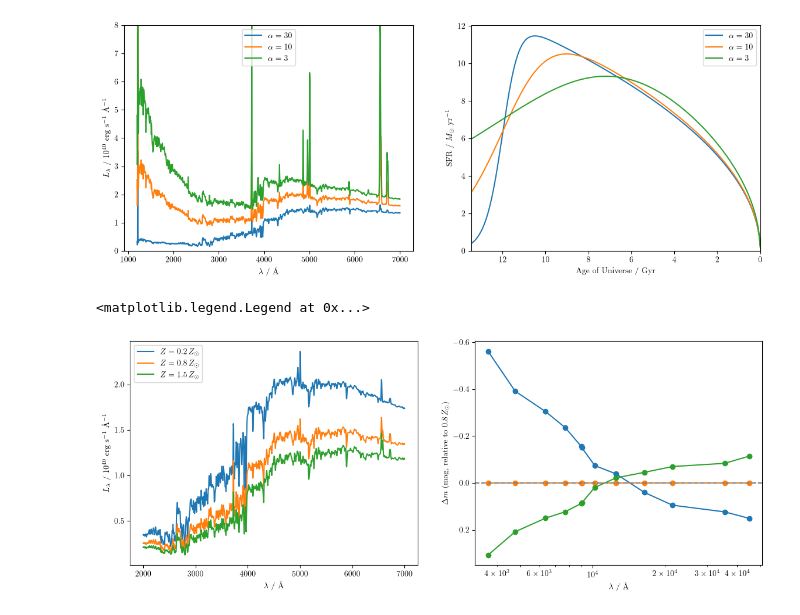
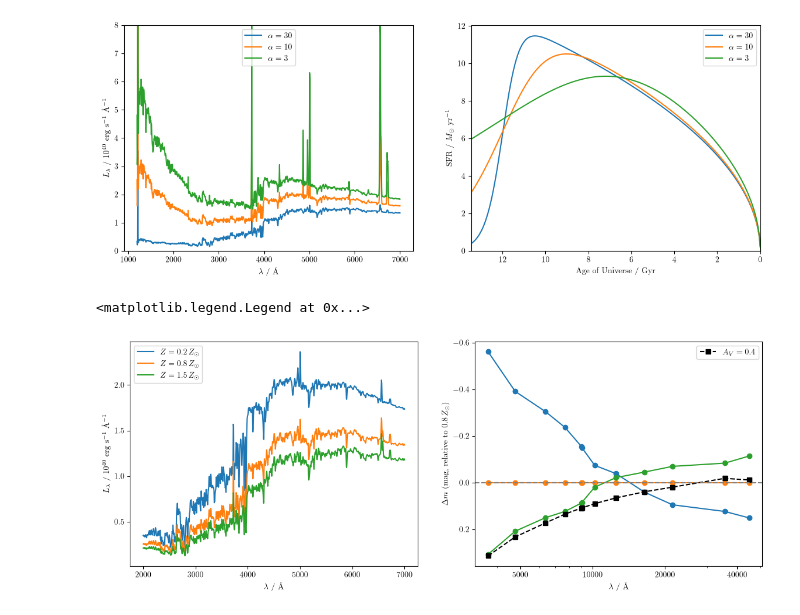
Before and after one commit to ChristineHao-zhcekl/galprior, a Jupyter notebook: BAGPIPES/parameter_intuition.ipynb, the cells around one changed output. Saved outputs shown, nothing was run; the diff lists cells and outputs as text; code cells hidden in the pictures.

```diff
--- a/BAGPIPES/parameter_intuition.ipynb
+++ b/BAGPIPES/parameter_intuition.ipynb
@@ -52,7 +52,8 @@ import copy
 new = copy.deepcopy(model_components)
 # %%
 Dust_val = [0, 0.5, 1]
-fig, ax = plt.subplots(figsize = (10, 6))
+fig, ax = plt.subplots(figsize = (7,5
+                                  ))
 for av in Dust_val:
     new = copy.deepcopy(model_components)
     new['dust']['Av'] = av
@@ -98,7 +99,7 @@ so $A_V = 1$ corresponds to $\tau_V \approx 0.92$.
 uv_wavelength_grid = np.arange(1200, 7005, 5) # units A
 # %%
 laws = ["Calzetti", "Cardelli"]
-fig, (ax, ax1, ax2) = plt.subplots(ncols=1, nrows = 3, figsize = (10, 6), sharex=True, gridspec_kw={"height_ratios": [3, 1, 1]})
+fig, (ax, ax1, ax2) = plt.subplots(ncols=1, nrows = 3, figsize = (10, 7), sharex=True, gridspec_kw={"height_ratios": [3, 1, 1]})
 
 nodust = copy.deepcopy(model_components)
 nodust['dust']['Av'] = 0
@@ -163,31 +164,41 @@ Text(0, 0.5, 'SFR / $M_\\odot\\ \\mathrm{yr}^{-1}$')
 [figure]
 # %%
 metals = [0.2, 0.8, 1.5]
-
+import matplotlib.ticker as ticker
 spectra = {}
 photo = {}
 fig, (ax1, ax2) = plt.subplots(ncols=2, nrows=1, figsize = (14, 5))
 for metal in metals:
     comps = copy.deepcopy(model_components)
     comps['dblplaw']['metallicity'] = metal
     m = model_galaxy(comps, filt_list=uvista_filt_list, spec_wavs=wavelength_grid)
     spectra[metal] = m.spectrum[:,1] / 10**40
     photo[metal] = m.photometry
 eff_wavs = m.filter_set.eff_wavs
 for metal in metals:
     delta_m = -2.5 * np.log10(photo[metal] / photo[0.8])
     ax1.plot(wavelength_grid, spectra[metal], label = rf"$Z = {metal}\,Z_\odot$")
     ax2.plot(eff_wavs, delta_m, marker = 'o')
+overlay = copy.deepcopy(model_components)
+overlay["dust"]["Av"] = 0.4
+overlay['dblplaw']['metallicity'] = 0.8
+mo = model_galaxy(overlay, filt_list=uvista_filt_list, spec_wavs=wavelength_grid)
+delta_mo = -2.5 * np.log10(mo.photometry / photo[0.8])
+ax2.plot(eff_wavs, delta_mo, linestyle = "--", marker = 's', color = "black", label = r'$A_V = 0.4$')
 ax1.set_xlabel(r"$\lambda$ / \AA")
 ax1.set_ylabel(r'$L_\lambda\ /\ 10^{40}$ erg s$^{-1}$ \AA$^{-1}$')
 
 ax2.set_xlabel(r"$\lambda$ / \AA")
 ax2.set_ylabel(r"$\Delta m$ (mag, relative to $0.8\,Z_\odot$)")
 ax2.invert_yaxis()
 ax2.set_xscale('log')
+ax2.set_xticks([5000, 10000, 20000, 40000])
+ax2.xaxis.set_major_formatter(ticker.ScalarFormatter())
+ax2.xaxis.set_minor_formatter(ticker.NullFormatter())
 ax2.axhline(0, color="grey", linestyle="--")
 
 ax1.legend()
+ax2.legend()
 # %% [output]
 <matplotlib.legend.Legend at 0x...>
-[figure, old version]
+[figure, new version]
```
Also changed, not shown: parts of 1 cell of this notebook, 1 other file.
